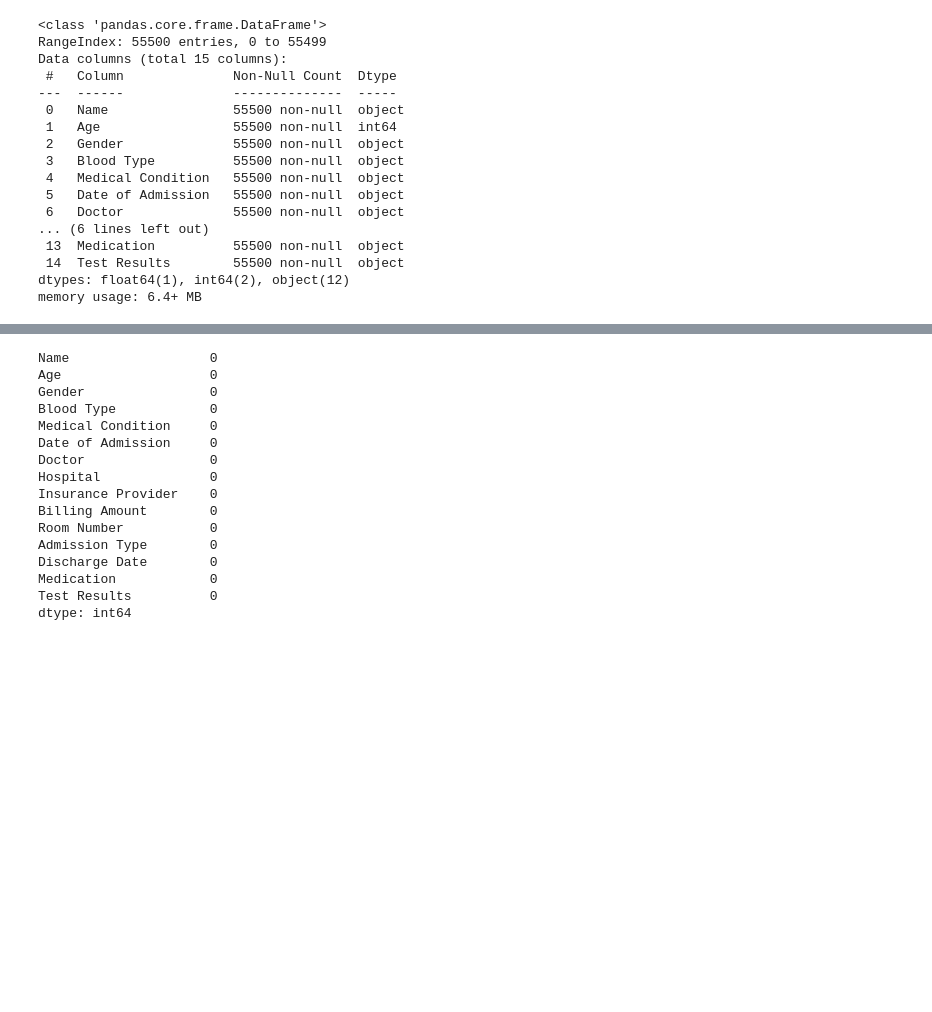
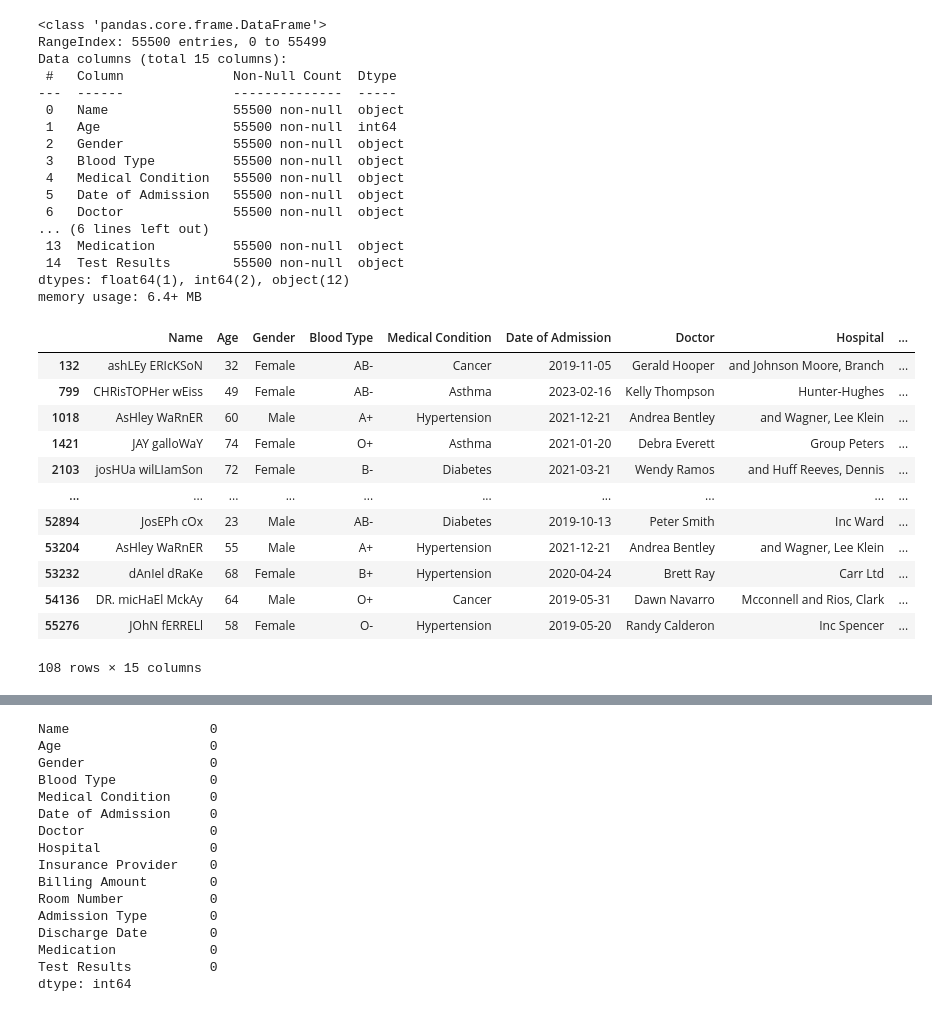
Before and after one commit to vvltoria/health_classification, a Jupyter notebook: df.ipynb, the cells around one changed output, grey strips where cells are left out. Cells and saved outputs as stored; diff of their text form; code cells hidden in the pictures; blank space fills up the shorter version.

```diff
--- a/df.ipynb
+++ b/df.ipynb
@@ -39,3 +80,19 @@ Data columns (total 15 columns):
  14  Test Results        55500 non-null  object
 dtypes: float64(1), int64(2), object(12)
 memory usage: 6.4+ MB
+# %%
+data[data['Billing Amount'] < 0]
+# %% [output]
+|  | Name | Age | Gender | Blood Type | Medical Condition | Date of Admission | Doctor | Hospital | ... |
+| 132 | ashLEy ERIcKSoN | 32 | Female | AB- | Cancer | 2019-11-05 | Gerald Hooper | and Johnson Moore, Branch | ... |
+| 799 | CHRisTOPHer wEiss | 49 | Female | AB- | Asthma | 2023-02-16 | Kelly Thompson | Hunter-Hughes | ... |
+| 1018 | AsHley WaRnER | 60 | Male | A+ | Hypertension | 2021-12-21 | Andrea Bentley | and Wagner, Lee Klein | ... |
+| 1421 | JAY galloWaY | 74 | Female | O+ | Asthma | 2021-01-20 | Debra Everett | Group Peters | ... |
+| 2103 | josHUa wilLIamSon | 72 | Female | B- | Diabetes | 2021-03-21 | Wendy Ramos | and Huff Reeves, Dennis | ... |
+| ... | ... | ... | ... | ... | ... | ... | ... | ... | ... |
+| 52894 | JosEPh cOx | 23 | Male | AB- | Diabetes | 2019-10-13 | Peter Smith | Inc Ward | ... |
+| 53204 | AsHley WaRnER | 55 | Male | A+ | Hypertension | 2021-12-21 | Andrea Bentley | and Wagner, Lee Klein | ... |
+| 53232 | dAnIel dRaKe | 68 | Female | B+ | Hypertension | 2020-04-24 | Brett Ray | Carr Ltd | ... |
+| 54136 | DR. micHaEl MckAy | 64 | Male | O+ | Cancer | 2019-05-31 | Dawn Navarro | Mcconnell and Rios, Clark | ... |
+| 55276 | JOhN fERRELl | 58 | Female | O- | Hypertension | 2019-05-20 | Randy Calderon | Inc Spencer | ... |
+108 rows × 15 columns
```
Also changed, not shown: parts of 32 cells of this notebook.
